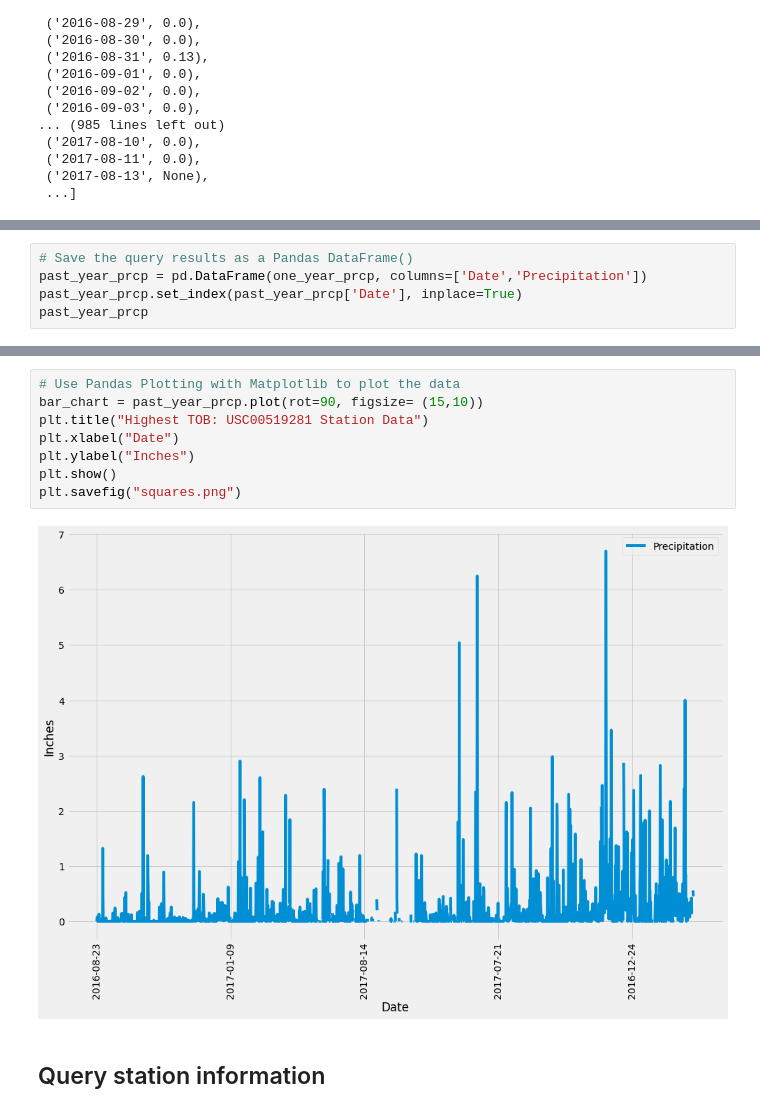
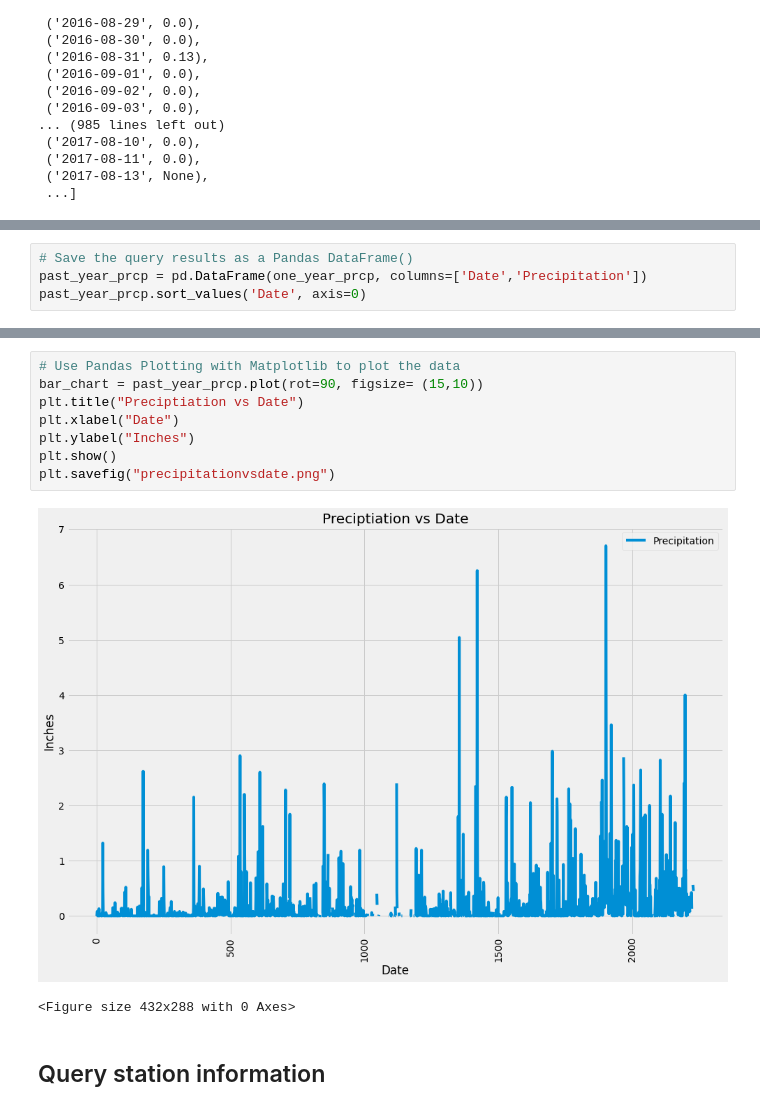
Before and after one commit to ellismok/sqlalchemy-challenge, a Jupyter notebook: starter_climate_analysis.ipynb, the cells around one changed output, grey strips where cells are left out. Saved outputs shown, nothing was run; the diff lists cells and outputs as text.

```diff
--- a/starter_climate_analysis.ipynb
+++ b/starter_climate_analysis.ipynb
@@ -104,7 +99,6 @@ def Convert(one_year_prcp):
 # %%
 # Save the query results as a Pandas DataFrame()
 past_year_prcp = pd.DataFrame(one_year_prcp, columns=['Date','Precipitation'])
-past_year_prcp.set_index(past_year_prcp['Date'], inplace=True)
-past_year_prcp
+past_year_prcp.sort_values('Date', axis=0)
 # %% [output]
 |  | Date | Precipitation |
@@ -156,13 +117,14 @@ summary_stat
 # %%
 # Use Pandas Plotting with Matplotlib to plot the data
 bar_chart = past_year_prcp.plot(rot=90, figsize= (15,10))
-plt.title("Highest TOB: USC00519281 Station Data")
+plt.title("Preciptiation vs Date")
 plt.xlabel("Date")
 plt.ylabel("Inches")
 plt.show()
-plt.savefig("squares.png")
+plt.savefig("precipitationvsdate.png")
 # %% [output]
-[figure, old version]
+[figure, new version]
+<Figure size 432x288 with 0 Axes>
 # %% [markdown]
 ## Query station information
 # %%
```
Also changed, not shown: parts of 8 cells of this notebook, 4 other files.
